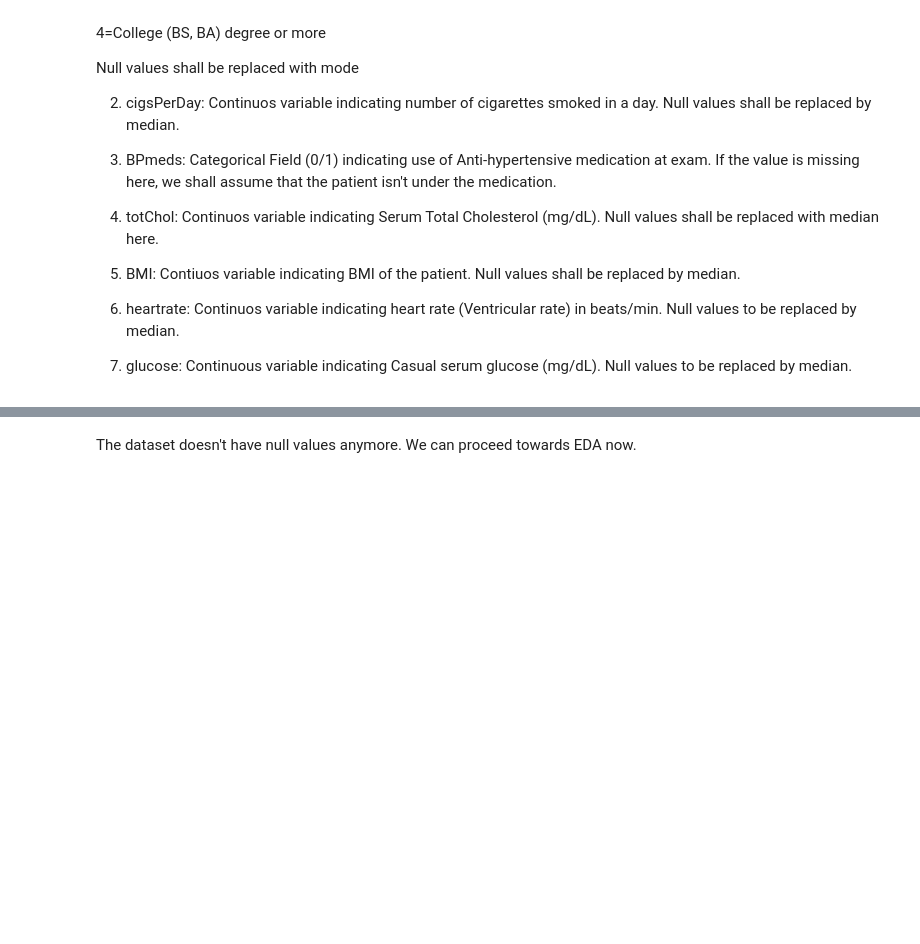
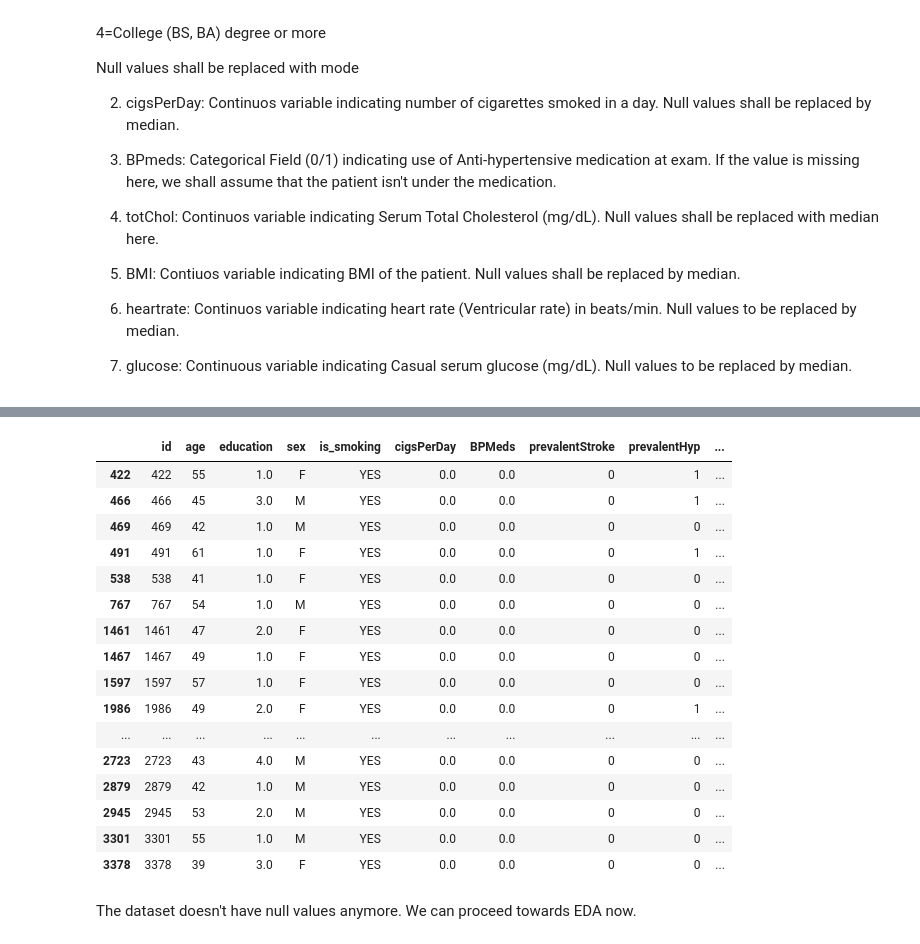
Before and after one commit to cpvivek/Coronary-Heart-Disease-Risk-Prediction, a Jupyter notebook: Capstone_Project_ML_Classification_Cardiovascular_Disease_Risk.ipynb, the cells around one changed output, grey strips where cells are left out. Saved outputs shown, nothing was run; the diff lists cells and outputs as text; code cells hidden in the pictures; blank space fills up the shorter version.

```diff
--- a/Capstone_Project_ML_Classification_Cardiovascular_Disease_Risk.ipynb
+++ b/Capstone_Project_ML_Classification_Cardiovascular_Disease_Risk.ipynb
@@ -163,6 +164,26 @@ Data columns (total 17 columns):
  16  TenYearCHD       3390 non-null   int64
 dtypes: float64(9), int64(6), object(2)
 memory usage: 450.4+ KB
+# %%
+df[(df['is_smoking']!='NO') & (df['cigsPerDay']==0.0)]
+# %% [output]
+|  | id | age | education | sex | is_smoking | cigsPerDay | BPMeds | prevalentStroke | prevalentHyp | ... |
+| 422 | 422 | 55 | 1.0 | F | YES | 0.0 | 0.0 | 0 | 1 | ... |
+| 466 | 466 | 45 | 3.0 | M | YES | 0.0 | 0.0 | 0 | 1 | ... |
+| 469 | 469 | 42 | 1.0 | M | YES | 0.0 | 0.0 | 0 | 0 | ... |
+| 491 | 491 | 61 | 1.0 | F | YES | 0.0 | 0.0 | 0 | 1 | ... |
+| 538 | 538 | 41 | 1.0 | F | YES | 0.0 | 0.0 | 0 | 0 | ... |
+| 767 | 767 | 54 | 1.0 | M | YES | 0.0 | 0.0 | 0 | 0 | ... |
+| 1461 | 1461 | 47 | 2.0 | F | YES | 0.0 | 0.0 | 0 | 0 | ... |
+| 1467 | 1467 | 49 | 1.0 | F | YES | 0.0 | 0.0 | 0 | 0 | ... |
+| 1597 | 1597 | 57 | 1.0 | F | YES | 0.0 | 0.0 | 0 | 0 | ... |
+| 1986 | 1986 | 49 | 2.0 | F | YES | 0.0 | 0.0 | 0 | 1 | ... |
+| ... | ... | ... | ... | ... | ... | ... | ... | ... | ... | ... |
+| 2723 | 2723 | 43 | 4.0 | M | YES | 0.0 | 0.0 | 0 | 0 | ... |
+| 2879 | 2879 | 42 | 1.0 | M | YES | 0.0 | 0.0 | 0 | 0 | ... |
+| 2945 | 2945 | 53 | 2.0 | M | YES | 0.0 | 0.0 | 0 | 0 | ... |
+| 3301 | 3301 | 55 | 1.0 | M | YES | 0.0 | 0.0 | 0 | 0 | ... |
+| 3378 | 3378 | 39 | 3.0 | F | YES | 0.0 | 0.0 | 0 | 0 | ... |
 # %% [markdown]
 The dataset doesn't have null values anymore. We can proceed towards EDA now.
 # %% [markdown]
```
Also changed, not shown: parts of 97 cells of this notebook.
